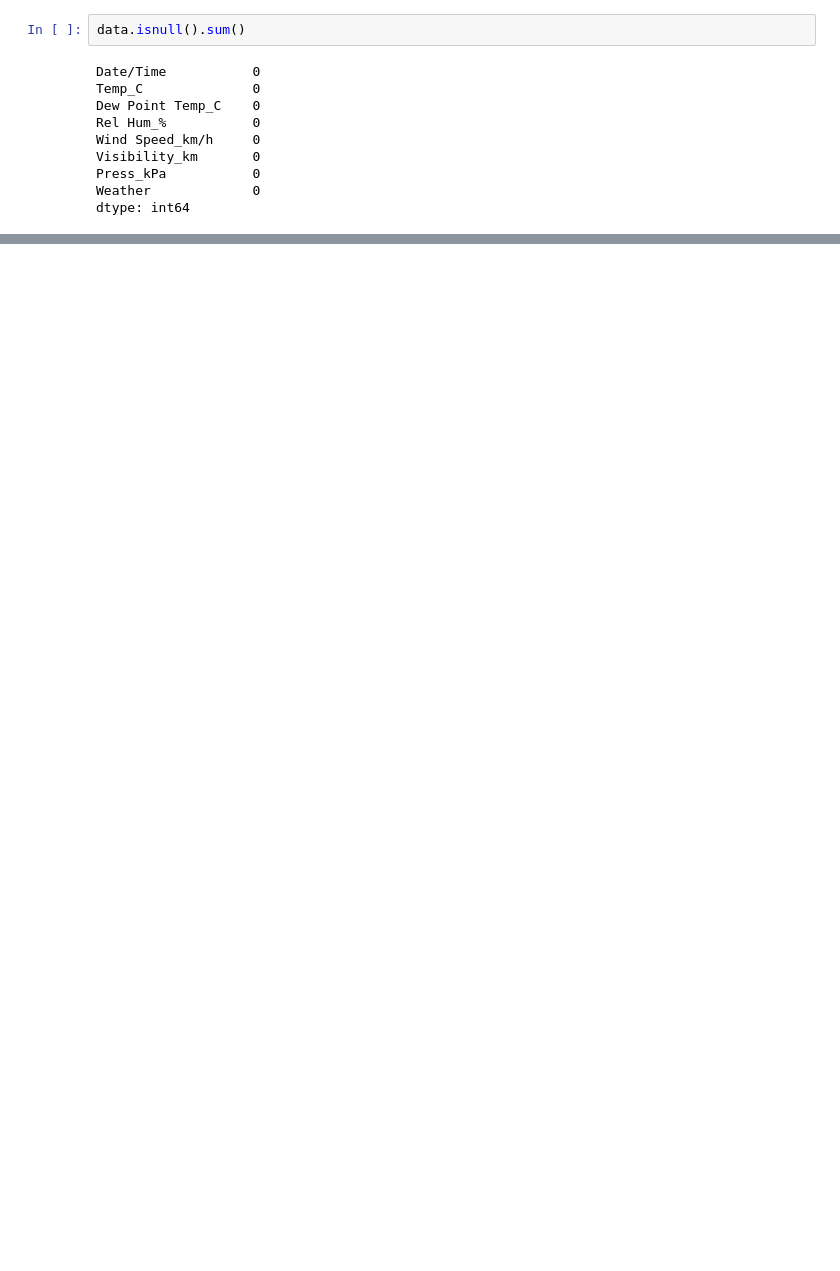
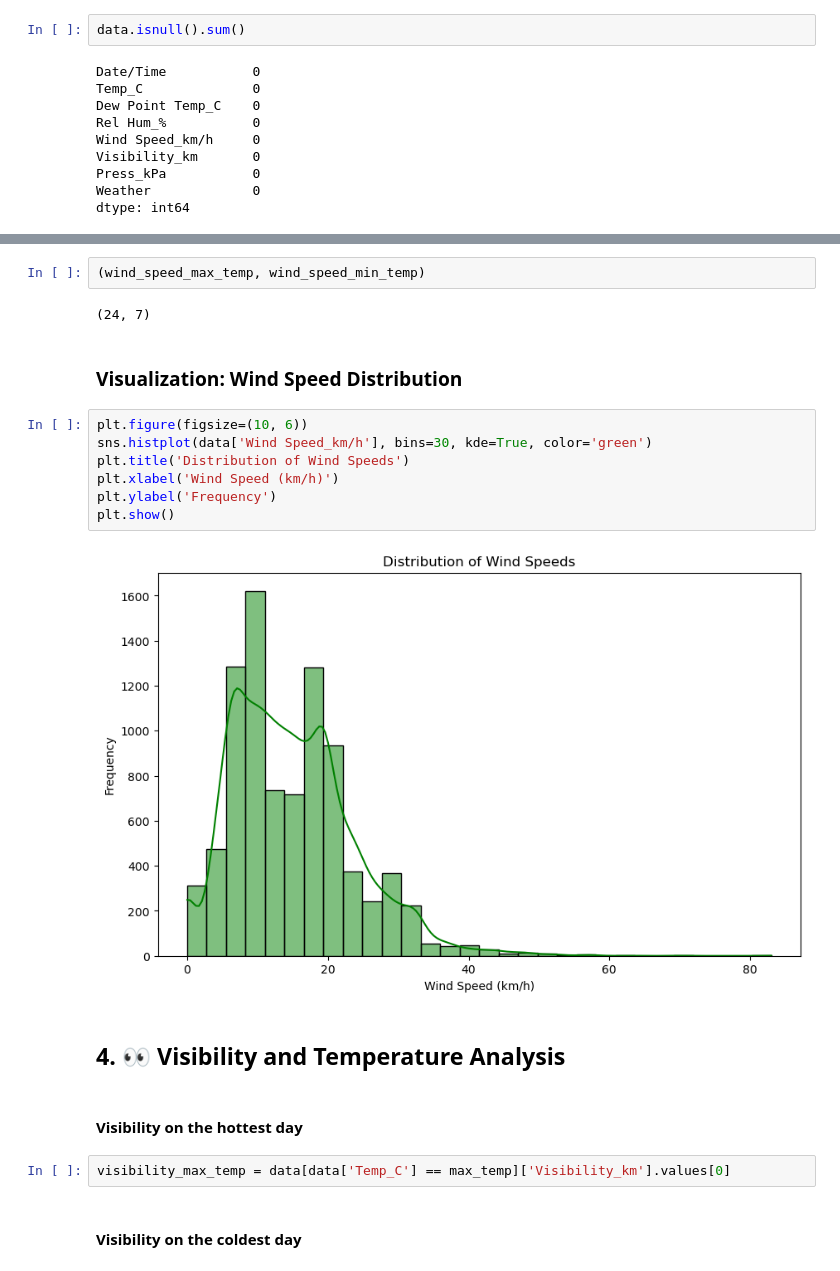
Before and after one commit to georgezacharia/weather_data_analysis_python, a Jupyter notebook: weather_data_analysis.ipynb, the cells around one changed output, grey strips where cells are left out. Saved outputs shown, nothing was run; the diff lists cells and outputs as text; blank space fills up the shorter version.

```diff
--- a/weather_data_analysis.ipynb
+++ b/weather_data_analysis.ipynb
@@ -515,0 +145,23 @@ This analysis provided valuable insights into various weather conditions and the
+# %%
+(wind_speed_max_temp, wind_speed_min_temp)
+# %% [output]
+(24, 7)
+# %% [markdown]
+### Visualization: Wind Speed Distribution
+# %%
+plt.figure(figsize=(10, 6))
+sns.histplot(data['Wind Speed_km/h'], bins=30, kde=True, color='green')
+plt.title('Distribution of Wind Speeds')
+plt.xlabel('Wind Speed (km/h)')
+plt.ylabel('Frequency')
+plt.show()
+# %% [output]
+[figure, added]
+# %% [markdown]
+## 4. 👀 Visibility and Temperature Analysis
+# %% [markdown]
+#### Visibility on the hottest day
+# %%
+visibility_max_temp = data[data['Temp_C'] == max_temp]['Visibility_km'].values[0]
+# %% [markdown]
+#### Visibility on the coldest day
```
Also changed, not shown: parts of 148 cells of this notebook.
